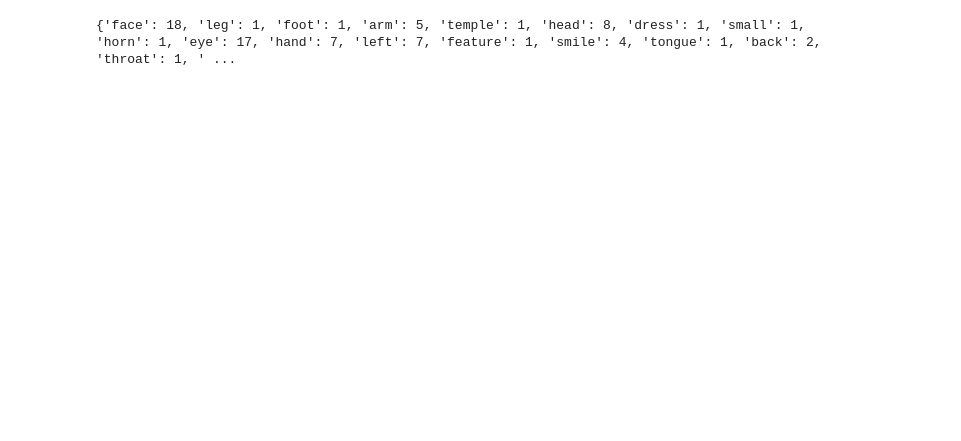
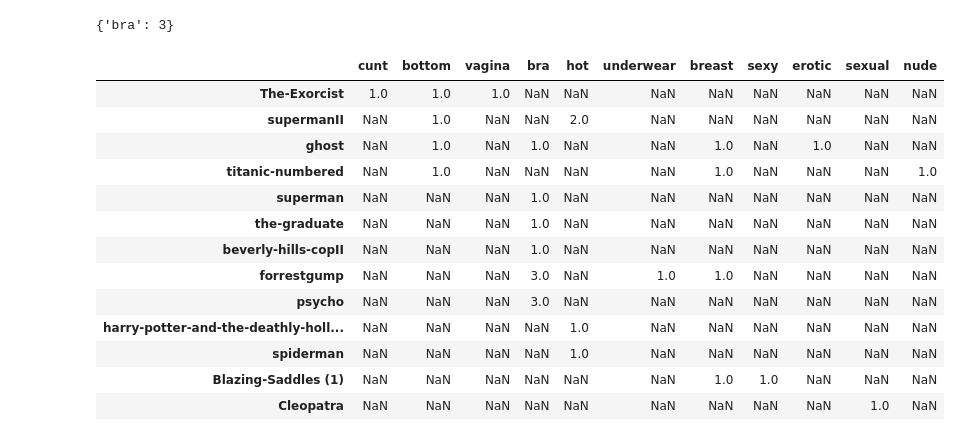
Before and after one commit to ahsanv101/ProjectGaze, a Jupyter notebook: Code/chloe_updated.ipynb, the cells around one changed output. Cells and saved outputs as stored; diff of their text form; code cells hidden in the pictures; blank space fills up the shorter version.

```diff
--- a/Code/chloe_updated.ipynb
+++ b/Code/chloe_updated.ipynb
@@ -40,8 +87,8 @@ for filename in os.scandir(directory):
 # %%
 def get_title(file_name):
     title = file_name.split("/")[-1]
-    title = title.replace(" ","")
-    title = title.replace("-","")
+    # title = title.replace(" ","")
+    # title = title.replace("-","")
     title = title.replace(".pdf","")
     title = title.replace(".php","")
 
@@ -60,9 +107,9 @@ def get_title(file_name):
 # print(len(reader.pages))
 
 
-words_0= ['body', 'lips', 'beauty', 'age', 'smile', 'pants', 'skirt', 'dress', 'shirt', 'glow', 'shorts']
-adj_0=['beautiful', 'gorgeous', 'cute', 'pretty', 'devoted', 'lawful','housewife', 'dumb', 'ignorant', 'silly', 'enchanting', 'stunning','toned', 'breathtaking', 'breath-taking', 'divine', 'perfect']
-words_1=['ass', 'buxom','boob', 'boobs', 'breast', 'breasts','thighs', 'bottom', 'curves', 'underwear', 'panty', 'stockings', 'panties', 'lingerie', 'nipple']
+words_0= ['body', 'lips', 'beauty', 'age', 'smile', 'pants', 'skirt', 'dress', 'shirt', 'glow', 'shorts', 'hand','face','finger', 'throat','neck','hair','skin','arm','figure','shoulder']
+adj_0=['beautiful', 'gorgeous', 'cute', 'pretty', 'devoted', 'lawful','housewife', 'dumb', 'ignorant', 'silly', 'fragile', 'frightening', 'enchanting', 'stunning','toned', 'breathtaking', 'breath-taking', 'sultry','divine', 'perfect']
+words_1=['ass', 'buxom','boob', 'boobs', 'breast', 'breasts','thighs', 'bottom', 'curves', 'underwear', 'panty', 'stockings', 'panties', 'lingerie', 'bra', 'nipple','vagina','cunt','']
 adj_1= ['seductive','sexy','trashy', 'nude', 'promiscuous', 'sexual', 'hot', 'hottie', 'erotic','fuck-me', 'fuck me','juicy']
 
 
@@ -82,6 +129,7 @@ movies_dict_1={}
 
 for f in files:
     movie_title = get_title(f)
+    print("--------------------------------------------", movie_title, "-----------------------------------------")
 
     reader = PdfReader(f)
     lst=[]
@@ -98,8 +146,7 @@ for f in files:
     word_counts={}
     word_counts_1={}
 
-
-    from nltk.tokenize import word_tokenize
+    check = ["she", "her", "woman", "woman's", "women", "women's", "she's"]
 
     for i in lst:
         tokens = word_tokenize(i)
@@ -115,11 +162,16 @@ for f in files:
 
                 gram2 = tokens[k-2].lower()
                 gram1 = tokens[k-1].lower()
-                gram0 = tokens[k].lower()
-#                 check = ('his','he','man','men',"man's","men's",'her','she','their','woman','women', "woman's","women's")
+                gram = tokens[k].lower()
+                if k+1 in range(-len(tokens), len(tokens)):
+                  gram0 = tokens[k+1].lower()
 
-                check = ('her','she','their','woman','women', "woman's","women's")
-                if gram2 in check or gram1 in check:
+                if k-3 in range(-len(tokens), len(tokens)):
+                  gram3 = tokens[k-3].lower()
+
+                if gram3 in check or gram2 in check or gram1 in check or gram0 in check:
+                    print(gram3,gram2,gram1,gram,gram0)
+
 
 
                     if tokens[k].lower() in word_counts:
@@ -129,21 +181,25 @@ for f in files:
                         word_counts[tokens[k].lower()] = 1
 
             if tokens[k].lower() in words_1+adj_1:
+                if k+1 in range(-len(tokens), len(tokens)):
+                  gram0 = tokens[k+1].lower()
+
+                if k-3 in range(-len(tokens), len(tokens)):
+                  gram3 = tokens[k-3].lower()
 
                 gram2 = tokens[k-2].lower()
                 gram1 = tokens[k-1].lower()
                 gram0 = tokens[k].lower()
 #                 check = ('his','he','man','men',"man's","men's",'her','she','their','woman','women', "woman's","women's")
 
-                check = ('her','she','their','woman','women', "woman's","women's")
-                if gram2 in check or gram1 in check:
+                if gram3 in check or gram2 in check or gram1 in check or gram0 in check:
 
                     if tokens[k].lower() in word_counts_1:
                         # print(tokens[k], gram0)
                         word_counts_1[tokens[k].lower()] += 1
                     else:
                         word_counts_1[tokens[k].lower()] = 1
-                    # print(gram2,gram1,gram0)
+                    print('dubious',gram2,gram1,gram0)
 
     movies_dict[movie_title] = word_counts
     movies_dict_1[movie_title] = word_counts_1
@@ -192,6 +253,22 @@ print(movies_dict,"-------------------------------------------------------------
 # %%
-print(movies_dict['psycho'])
+print(psycho_naughty)
+naughty_descriptions = DataFrame.from_dict(movies_dict_1, orient="index")
+naughty_descriptions
 # %% [output]
-{'face': 18, 'leg': 1, 'foot': 1, 'arm': 5, 'temple': 1, 'head': 8, 'dress': 1, 'small': 1, 'horn': 1, 'eye': 17, 'hand': 7, 'left': 7, 'feature': 1, 'smile': 4, 'tongue': 1, 'back': 2, 'throat': 1, ' ...
+{'bra': 3}
+|  | cunt | bottom | vagina | bra | hot | underwear | breast | sexy | erotic | sexual | nude |
+| The-Exorcist | 1.0 | 1.0 | 1.0 | NaN | NaN | NaN | NaN | NaN | NaN | NaN | NaN |
+| supermanII | NaN | 1.0 | NaN | NaN | 2.0 | NaN | NaN | NaN | NaN | NaN | NaN |
+| ghost | NaN | 1.0 | NaN | 1.0 | NaN | NaN | 1.0 | NaN | 1.0 | NaN | NaN |
+| titanic-numbered | NaN | 1.0 | NaN | NaN | NaN | NaN | 1.0 | NaN | NaN | NaN | 1.0 |
+| superman | NaN | NaN | NaN | 1.0 | NaN | NaN | NaN | NaN | NaN | NaN | NaN |
+| the-graduate | NaN | NaN | NaN | 1.0 | NaN | NaN | NaN | NaN | NaN | NaN | NaN |
+| beverly-hills-copII | NaN | NaN | NaN | 1.0 | NaN | NaN | NaN | NaN | NaN | NaN | NaN |
+| forrestgump | NaN | NaN | NaN | 3.0 | NaN | 1.0 | 1.0 | NaN | NaN | NaN | NaN |
+| psycho | NaN | NaN | NaN | 3.0 | NaN | NaN | NaN | NaN | NaN | NaN | NaN |
+| harry-potter-and-the-deathly-holl... | NaN | NaN | NaN | NaN | 1.0 | NaN | NaN | NaN | NaN | NaN | NaN |
+| spiderman | NaN | NaN | NaN | NaN | 1.0 | NaN | NaN | NaN | NaN | NaN | NaN |
+| Blazing-Saddles (1) | NaN | NaN | NaN | NaN | NaN | NaN | 1.0 | 1.0 | NaN | NaN | NaN |
+| Cleopatra | NaN | NaN | NaN | NaN | NaN | NaN | NaN | NaN | NaN | 1.0 | NaN |
 # %%
 #get general descriptions - n-grams
```
Also changed, not shown: parts of 13 cells of this notebook, 2 other files.
